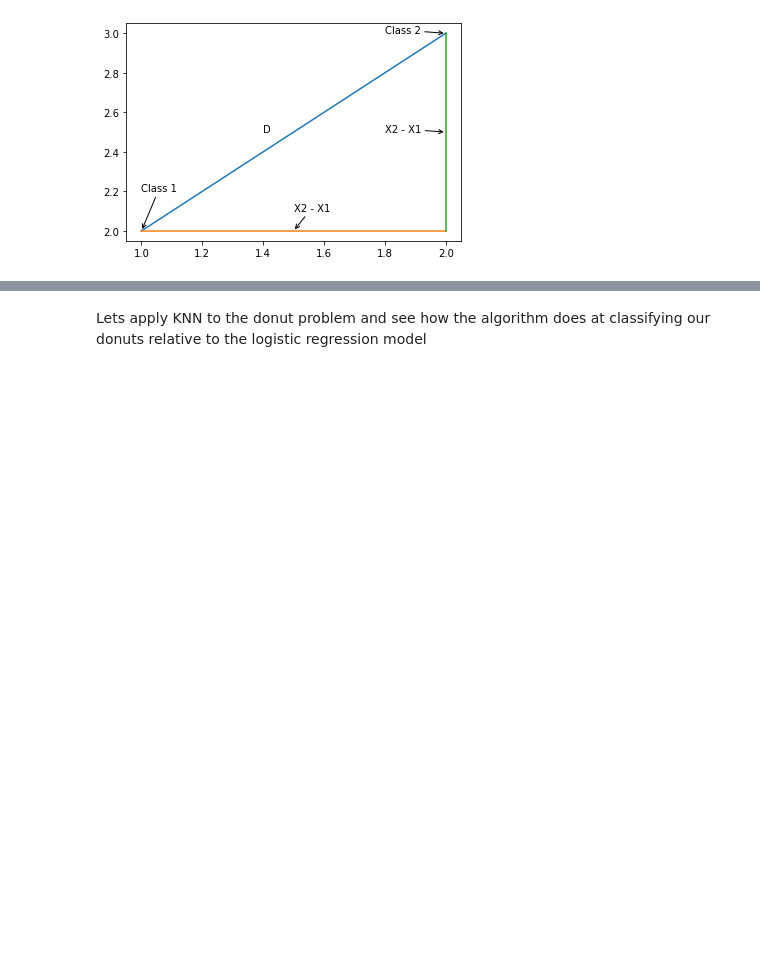
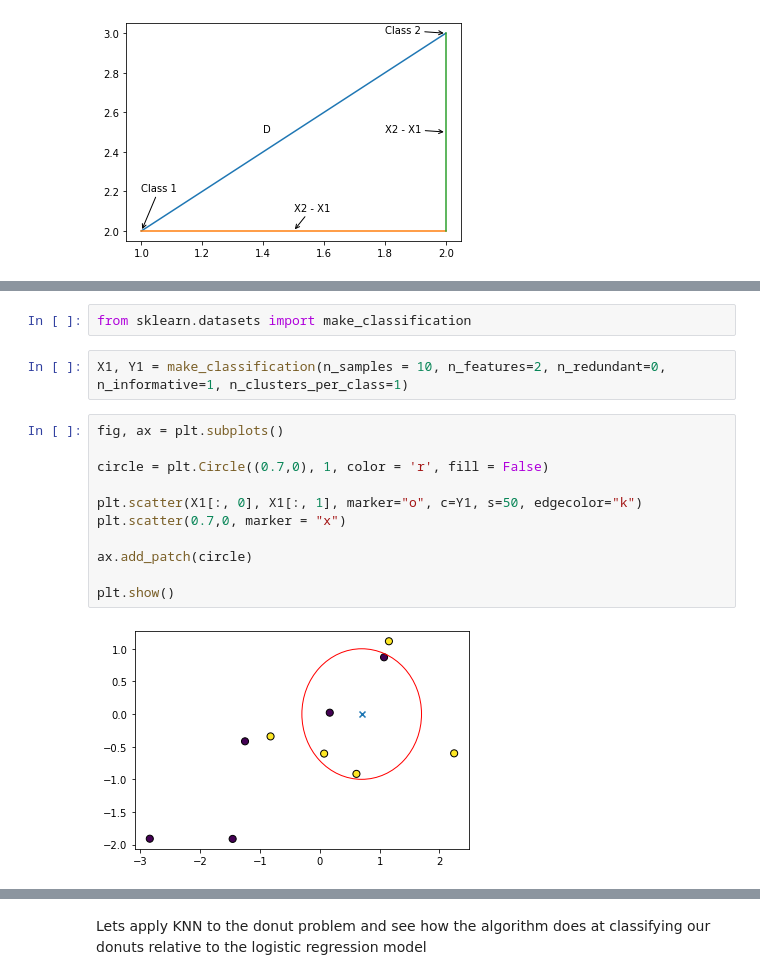
Before and after one commit to xavierharmon/Analytics, a Jupyter notebook: Logistic Regression Donut Problem.ipynb, the cells around one changed output, grey strips where cells are left out. Drawn from its saved outputs; the diff is of its cells as text; blank space fills up the shorter version.

```diff
--- a/Logistic Regression Donut Problem.ipynb
+++ b/Logistic Regression Donut Problem.ipynb
@@ -133,0 +136,17 @@ Text(1.4, 2.5, 'D')
+# %%
+from sklearn.datasets import make_classification
+# %%
+X1, Y1 = make_classification(n_samples = 10, n_features=2, n_redundant=0, n_informative=1, n_clusters_per_class=1)
+# %%
+fig, ax = plt.subplots()
+
+circle = plt.Circle((0.7,0), 1, color = 'r', fill = False)
+
+plt.scatter(X1[:, 0], X1[:, 1], marker="o", c=Y1, s=50, edgecolor="k")
+plt.scatter(0.7,0, marker = "x")
+
+ax.add_patch(circle)
+
+plt.show()
+# %% [output]
+[figure, added]
```
Also changed, not shown: parts of 6 cells of this notebook.
